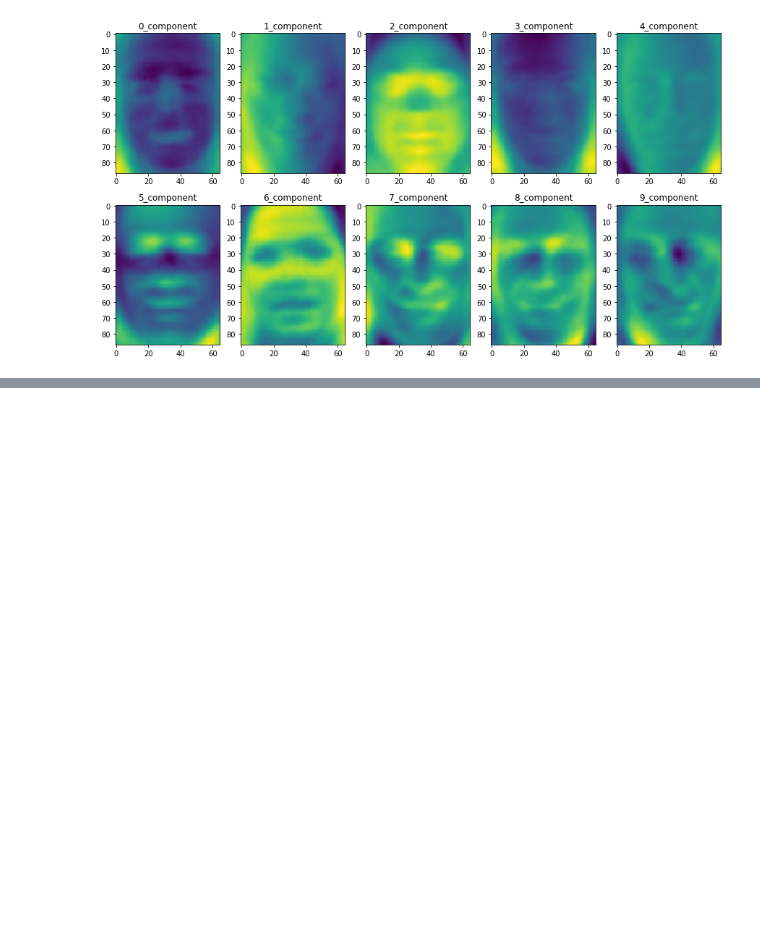
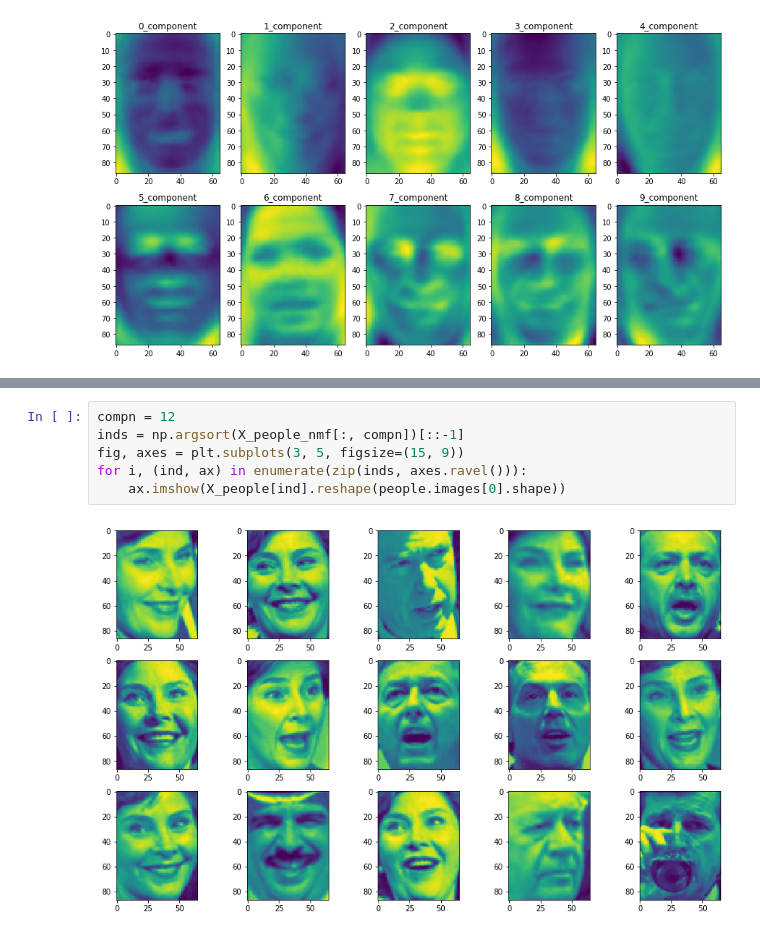
Before and after one commit to xgu60/Introduction_to_machine_learning_with_python, a Jupyter notebook: chapter3_people.ipynb, the cells around one changed output, grey strips where cells are left out. Drawn from its saved outputs; the diff is of its cells as text; blank space fills up the shorter version.

```diff
--- a/chapter3_people.ipynb
+++ b/chapter3_people.ipynb
@@ -94,0 +134,8 @@ for i, (component, ax) in enumerate(zip(pca.components_, axes.ravel())):
+# %%
+compn = 12
+inds = np.argsort(X_people_nmf[:, compn])[::-1]
+fig, axes = plt.subplots(3, 5, figsize=(15, 9))
+for i, (ind, ax) in enumerate(zip(inds, axes.ravel())):
+    ax.imshow(X_people[ind].reshape(people.images[0].shape))
+# %% [output]
+[figure, added]
```
Also changed, not shown: parts of 13 cells of this notebook.
